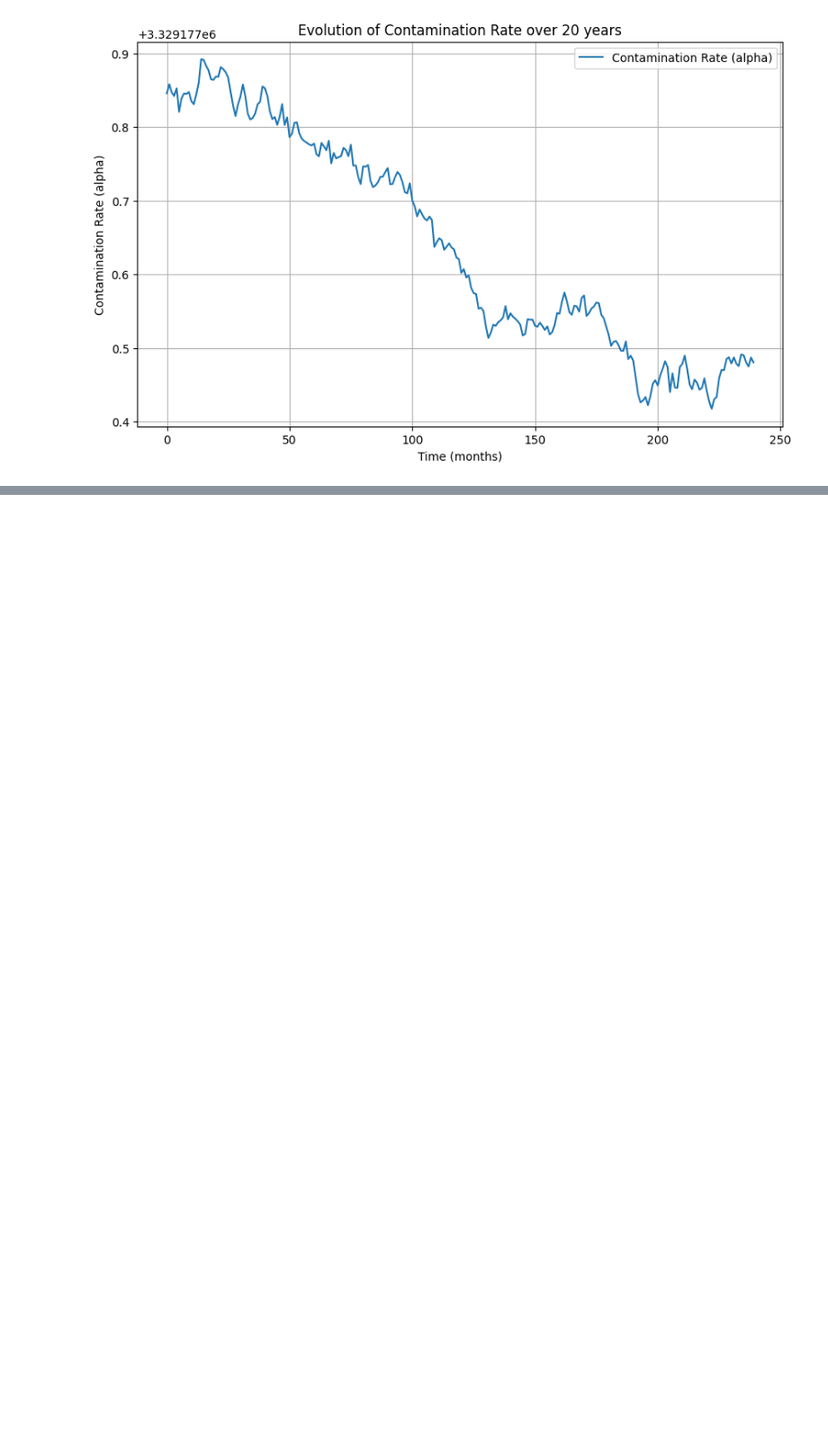
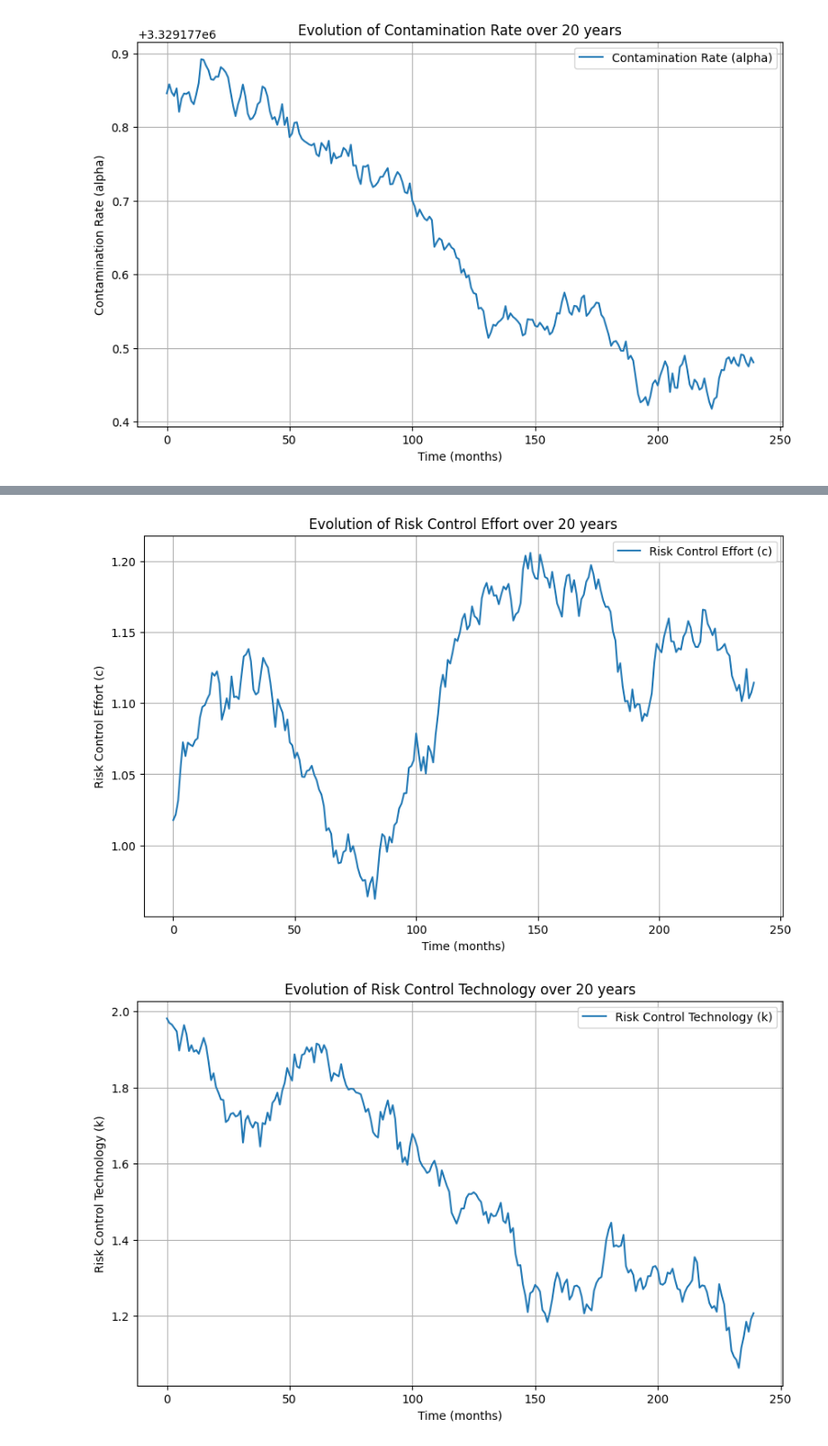
Before and after one commit to kushal-satya/food_safety_abm, a Jupyter notebook: abm/model_v2.ipynb, the cells around one changed output, grey strips where cells are left out. Shown at 90% size. Drawn from its saved outputs; the diff is of its cells as text; code cells hidden in the pictures; blank space fills up the shorter version.

Commit message:
updated code with results (initial)

```diff
--- a/abm/model_v2.ipynb
+++ b/abm/model_v2.ipynb
@@ -635,0 +732,43 @@ plt.show()
+# %%
+
+# Plot the evolution of risk control effort (c)
+plt.figure(figsize=(10, 6))
+plt.plot(T, c, label='Risk Control Effort (c)')
+plt.xlabel('Time (months)')
+plt.ylabel('Risk Control Effort (c)')
+plt.title('Evolution of Risk Control Effort over 20 years')
+plt.legend()
+plt.grid(True)
+plt.show()
+
+# Plot the evolution of risk control technology (k)
+plt.figure(figsize=(10, 6))
+plt.plot(T, k, label='Risk Control Technology (k)')
+plt.xlabel('Time (months)')
+plt.ylabel('Risk Control Technology (k)')
+plt.title('Evolution of Risk Control Technology over 20 years')
+plt.legend()
+plt.grid(True)
+plt.show()
+
+# Plot the evolution of contamination rate (alpha)
+plt.figure(figsize=(10, 6))
+plt.plot(T/5, alpha, label='Contamination Rate (alpha)')
+plt.xlabel('Time (months)')
+plt.ylabel('Contamination Rate (alpha)')
+plt.title('Evolution of Contamination Rate over 20 years')
+plt.legend()
+plt.grid(True)
+plt.show()
+
+# they cannot learn from neighbors
+# technology transition can cause the technology to go to a lower value than the initial value, they cannot learn from neighbors for lower
+# technology from neighbors reduce the technology of the farm
+# silicon valley technology spillover effects
+
+# they cannot learn from neighbors as they cannot adopt a higher technology than their initial technology
+# cost for farmer and cost for system to test and trace
+# check the cost plot
+# %% [output]
+[figure, added]
+[figure, added]
```
Also changed, not shown: parts of 4 cells of this notebook, 3 other files.
